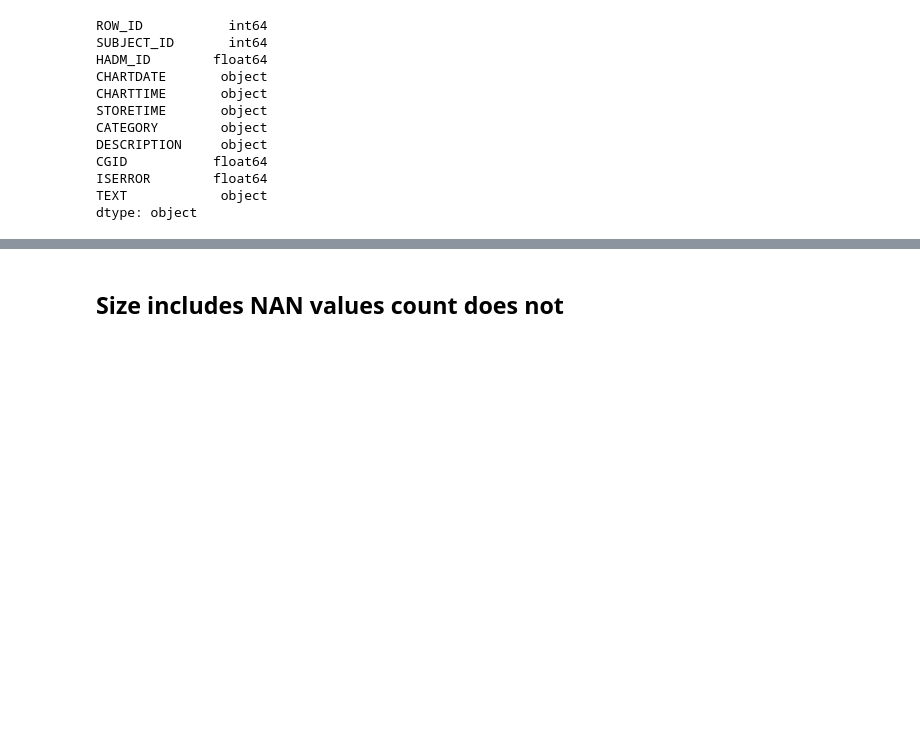
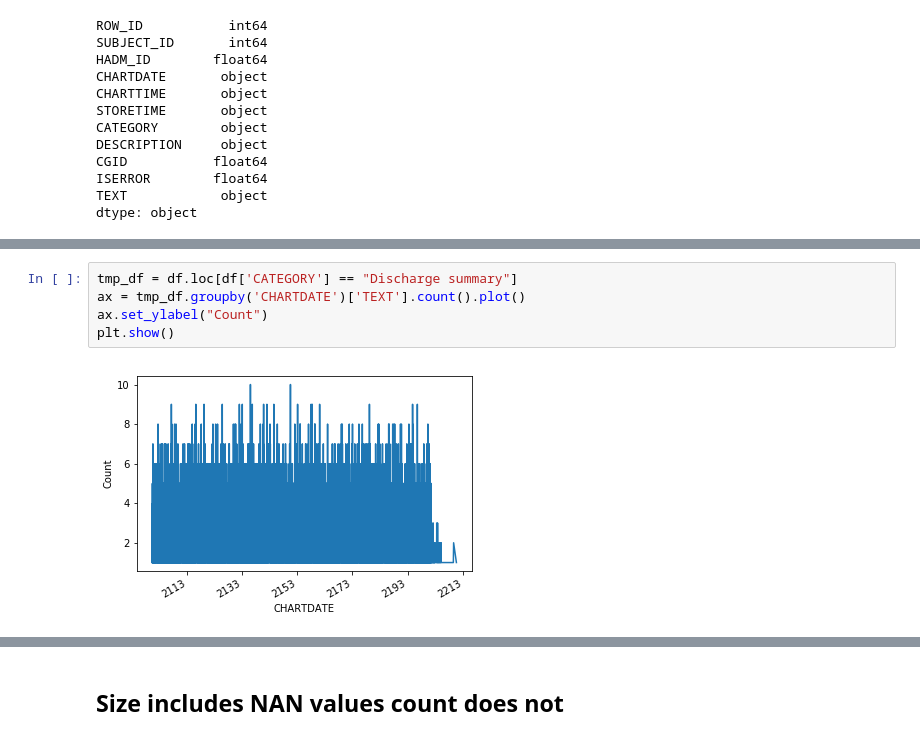
Before and after one commit to tuner007/MedNLP, a Jupyter notebook: Analysis1.ipynb, the cells around one changed output, grey strips where cells are left out. Drawn from its saved outputs; the diff is of its cells as text; blank space fills up the shorter version.

```diff
--- a/Analysis1.ipynb
+++ b/Analysis1.ipynb
@@ -62,0 +95,7 @@ See the caveats in the documentation: http://pandas.pydata.org/pandas-docs/stabl
+# %%
+tmp_df = df.loc[df['CATEGORY'] == "Discharge summary"]
+ax = tmp_df.groupby('CHARTDATE')['TEXT'].count().plot()
+ax.set_ylabel("Count")
+plt.show()
+# %% [output]
+[figure, added]
```
Also changed, not shown: parts of 15 cells of this notebook, 3 other files.
